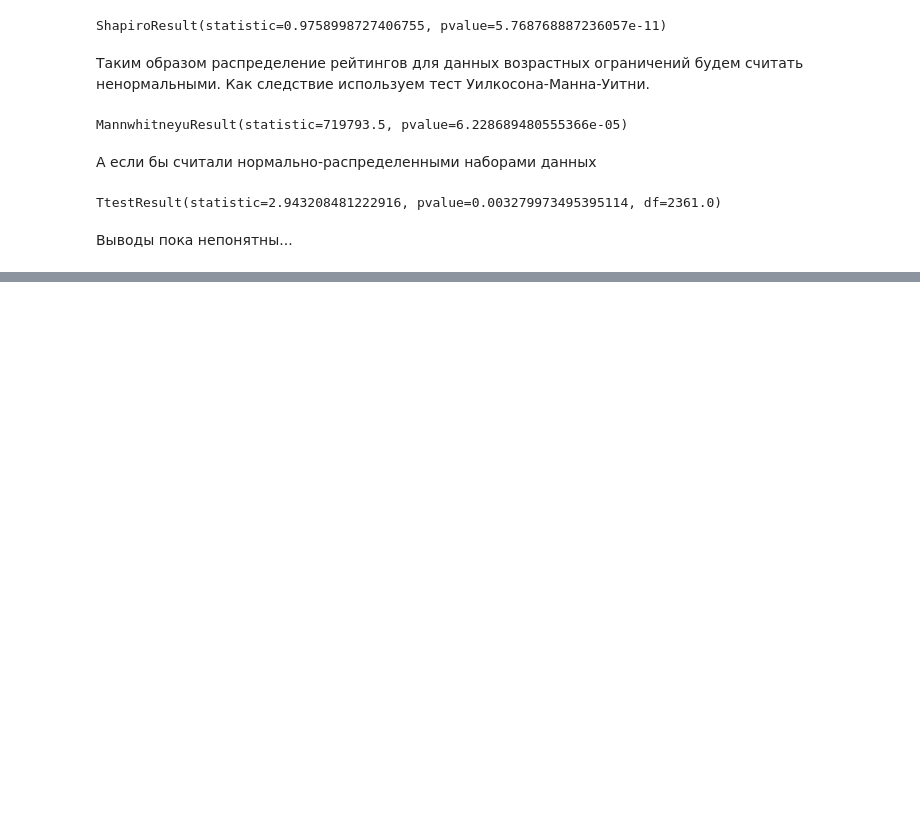
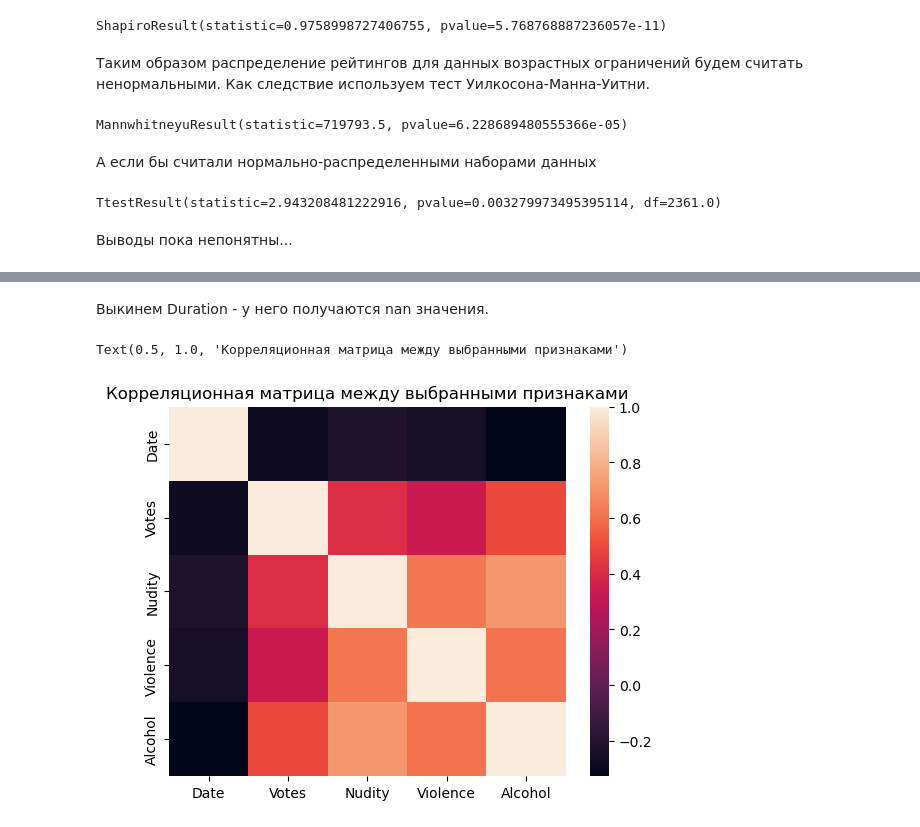
Before and after one commit to robikgrin/BDA-2024-IMBD-moment, a Jupyter notebook: part2_films.ipynb, the cells around one changed output, grey strips where cells are left out. Saved outputs shown, nothing was run; the diff lists cells and outputs as text; code cells hidden in the pictures; blank space fills up the shorter version.

```diff
--- a/part2_films.ipynb
+++ b/part2_films.ipynb
@@ -335,0 +385,11 @@ plt.tight_layout()
+# %% [markdown]
+Выкинем Duration - у него получаются nan значения.
+# %%
+new_features = ['Date', 'Votes', 'Nudity', 'Violence', 'Alcohol']
+X = Films_new[new_features]
+
+sns.heatmap(X.corr())
+plt.title('Корреляционная матрица между выбранными признаками')
+# %% [output]
+Text(0.5, 1.0, 'Корреляционная матрица между выбранными признаками')
+[figure, added]
```
Also changed, not shown: parts of 25 cells of this notebook.
